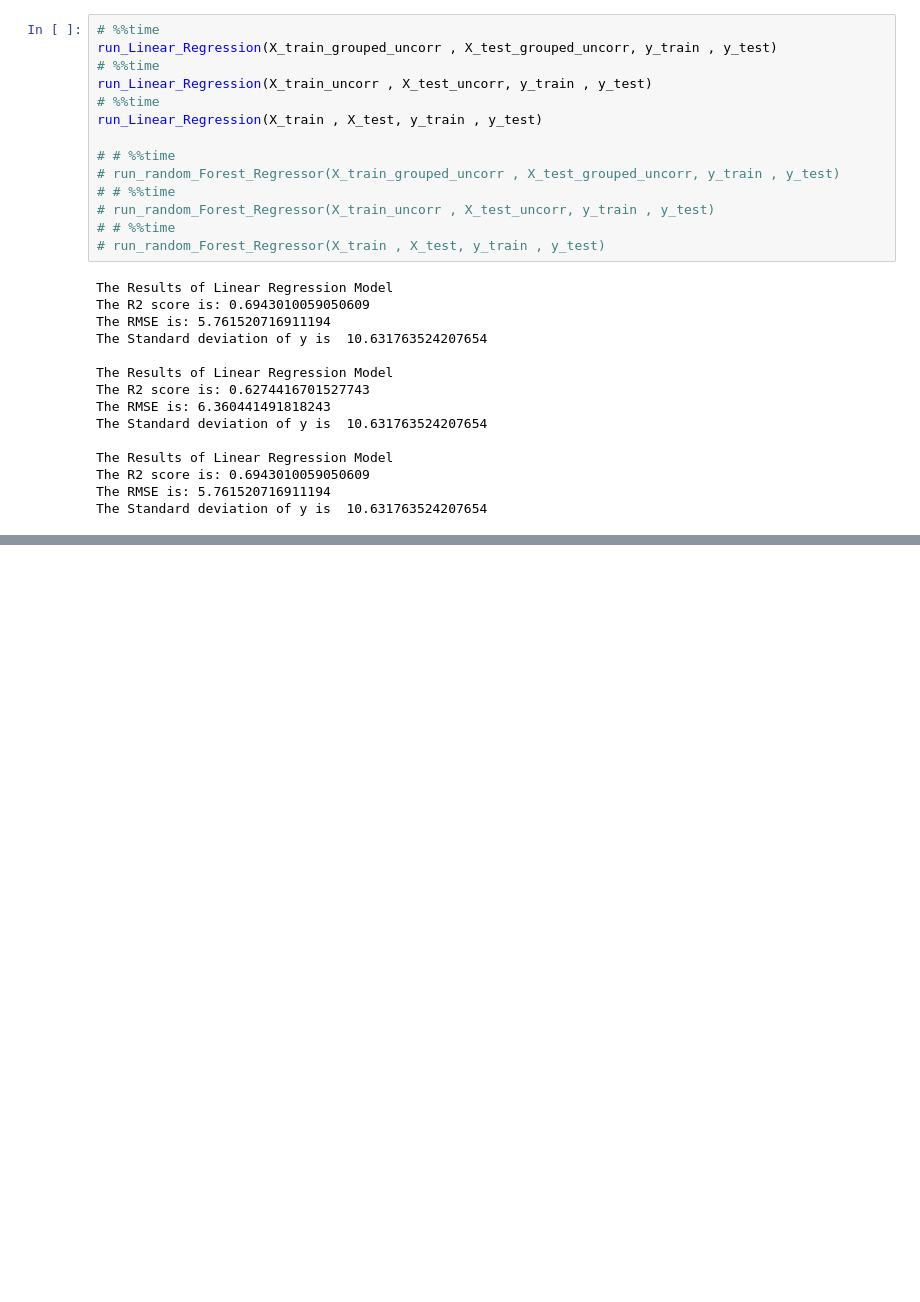
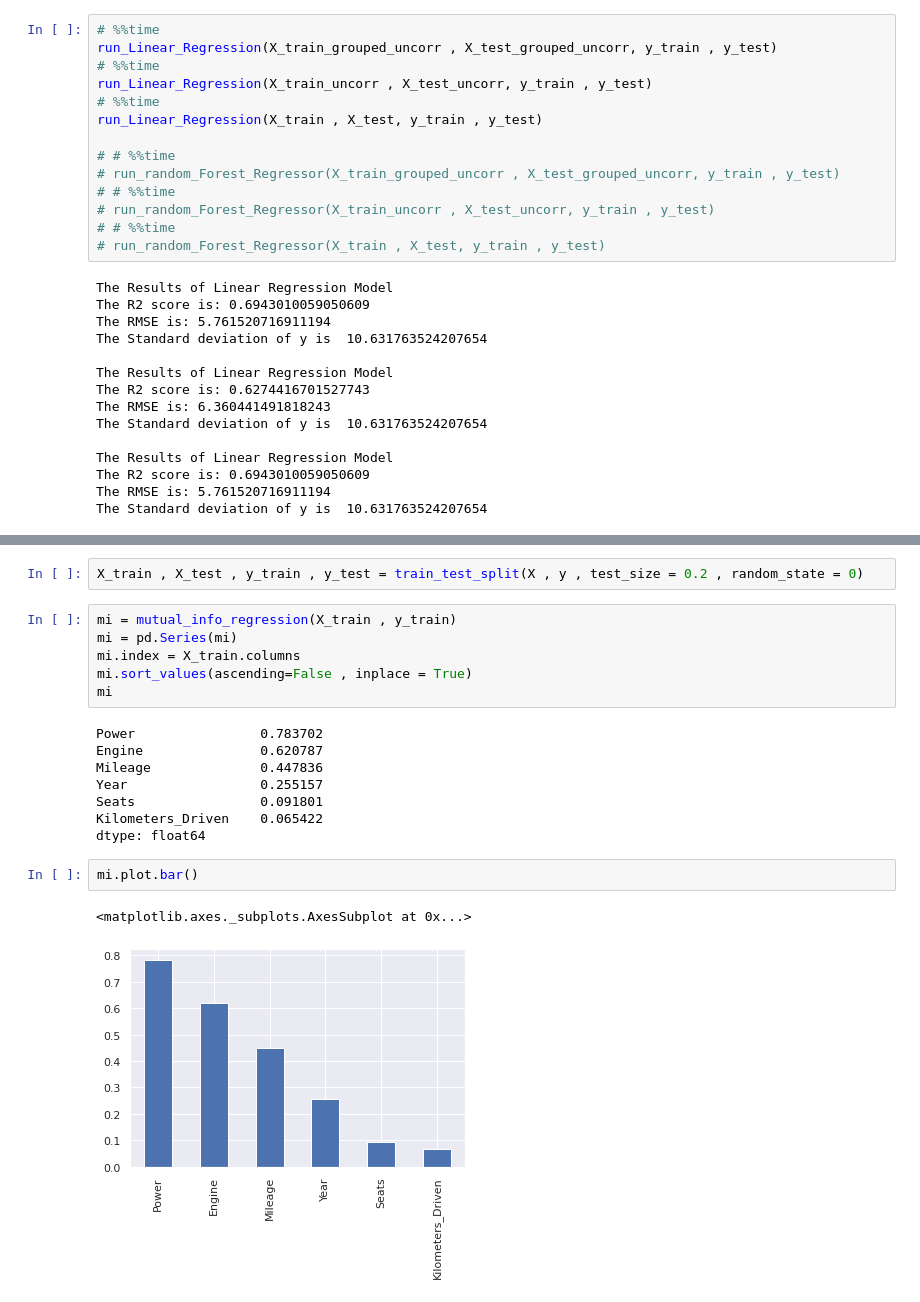
Before and after one commit to Microsoft-ML-Internship-Team/Major-Project-Submissions, a Jupyter notebook: KAUSTAV/02_Kaustav_feature_engineering_v3.ipynb, the cells around one changed output, grey strips where cells are left out. Saved outputs shown, nothing was run; the diff lists cells and outputs as text; blank space fills up the shorter version.

```diff
--- a/KAUSTAV/02_Kaustav_feature_engineering_v2.ipynb
+++ b/KAUSTAV/02_Kaustav_feature_engineering_v3.ipynb
@@ -655,0 +671,21 @@ The Standard deviation of y is  10.631763524207654
+# %%
+X_train , X_test , y_train , y_test = train_test_split(X , y , test_size = 0.2 , random_state = 0)
+# %%
+mi = mutual_info_regression(X_train , y_train)
+mi = pd.Series(mi)
+mi.index = X_train.columns
+mi.sort_values(ascending=False , inplace = True)
+mi
+# %% [output]
+Power                0.783702
+Engine               0.620787
+Mileage              0.447836
+Year                 0.255157
+Seats                0.091801
+Kilometers_Driven    0.065422
+dtype: float64
+# %%
+mi.plot.bar()
+# %% [output]
+<matplotlib.axes._subplots.AxesSubplot at 0x...>
+[figure, added]
```
Also changed, not shown: parts of 3 cells of this notebook.
